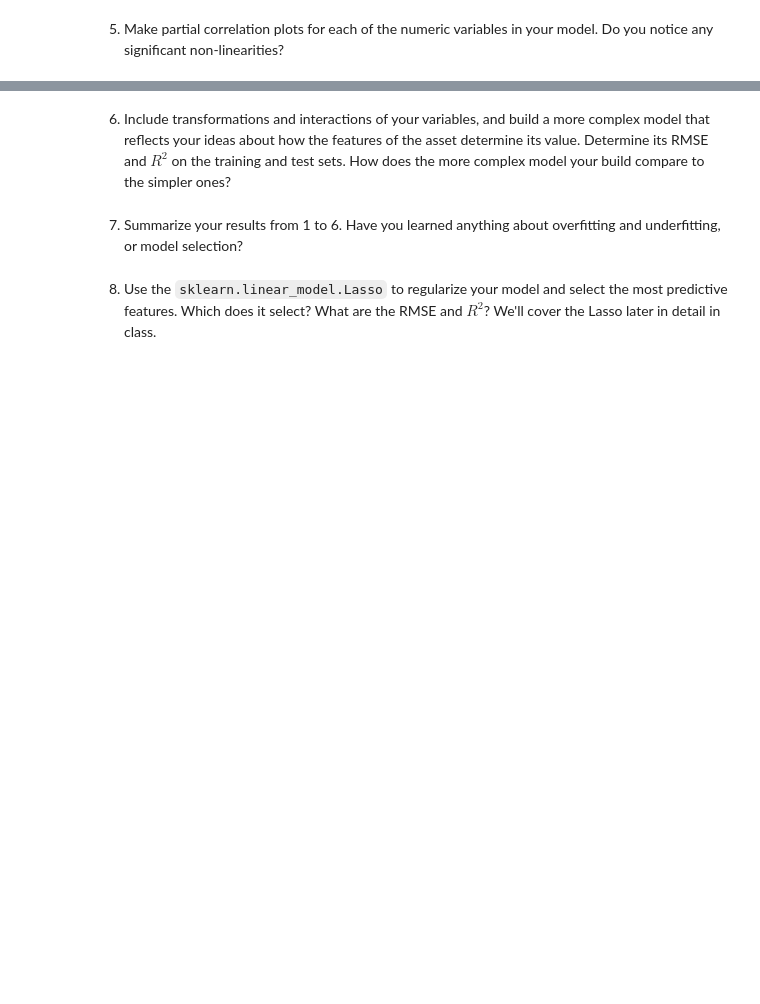
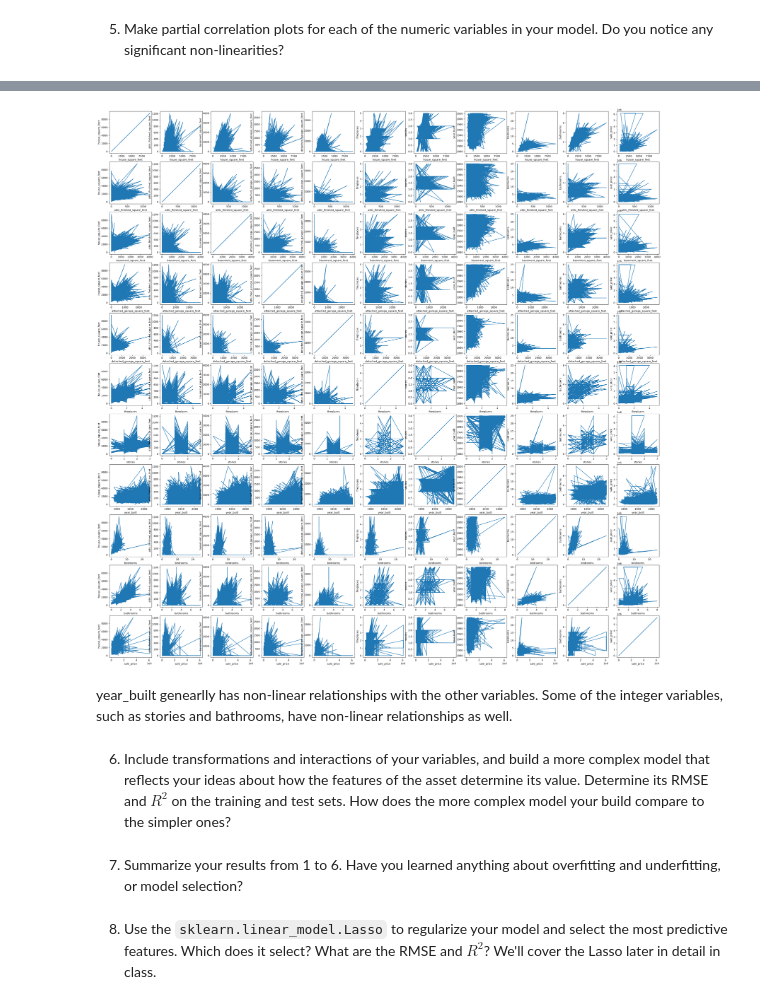
Before and after one commit to micaiahjiarong-beep/L02-hedonic-pricing, a Jupyter notebook: notebook.ipynb, the cells around one changed output, grey strips where cells are left out. Saved outputs shown, nothing was run; the diff lists cells and outputs as text; code cells hidden in the pictures; blank space fills up the shorter version.

```diff
--- a/notebook.ipynb
+++ b/notebook.ipynb
@@ -190,3 +214,14 @@ Index(['sale_date', 'sale_price', 'house_square_feet',
+# %%
+fig, ax = plt.subplots(11,11, figsize = (40,40))
+for i in np.arange(0,11):
+    for j in np.arange(0,11):
+        ax[i,j].plot(df[numeric[i]], df[numeric[j]])
+        ax[i,j].set_xlabel(numeric[i])
+        ax[i,j].set_ylabel(numeric[j])
+# %% [output]
+[figure, added]
+# %% [markdown]
+year_built genearlly has non-linear relationships with the other variables. Some of the integer variables, such as stories and bathrooms, have non-linear relationships as well.
 # %% [markdown]
 6. Include transformations and interactions of your variables, and build a more complex model that reflects your ideas about how the features of the asset determine its value. Determine its RMSE and $R^2$ on the training and test sets. How does the more complex model your build compare to the simpler ones?
 # %% [markdown]
```
Also changed, not shown: parts of 5 cells of this notebook.
